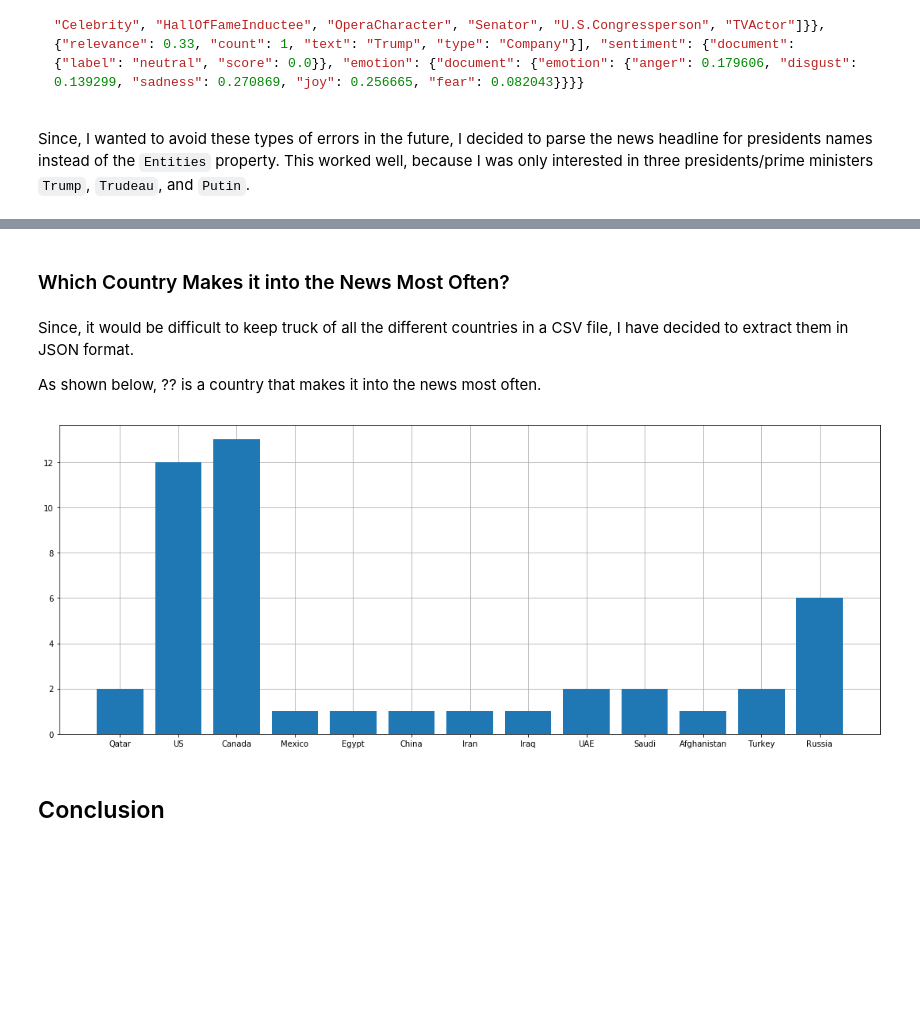
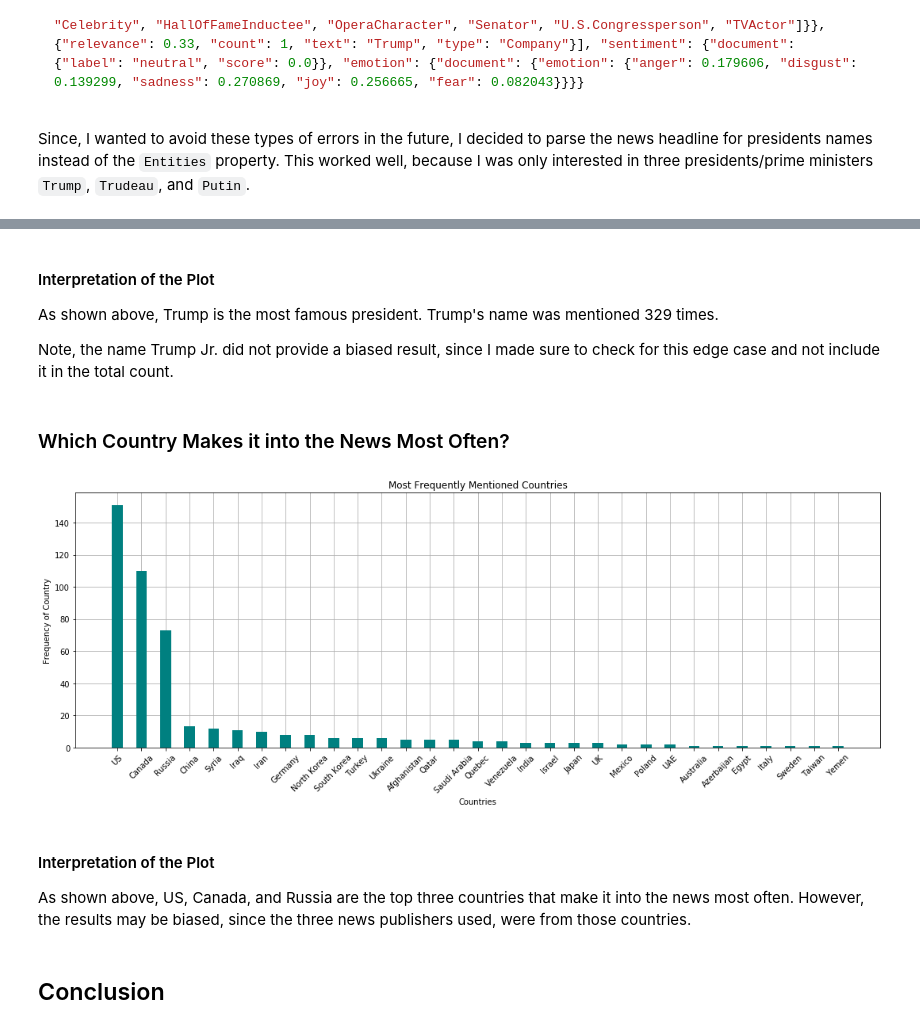
Before and after one commit to 00111000/Analyzing-Trends-in-News-Headlines, a Jupyter notebook: Analyzing-Trends-in-News-Headlines.ipynb, the cells around one changed output, grey strips where cells are left out. Cells and saved outputs as stored; diff of their text form; code cells hidden in the pictures; blank space fills up the shorter version.

```diff
--- a/Analyzing-Trends-in-News-Headlines.ipynb
+++ b/Analyzing-Trends-in-News-Headlines.ipynb
@@ -642,61 +649,60 @@ plt.show()
+# %% [markdown]
+#### Interpretation of the Plot
+
+As shown above, Trump is the most famous president. Trump's name was mentioned 329 times.
+
+Note, the name Trump Jr. did not provide a biased result, since I made sure to check for this edge case and not include it in the total count.
 # %% [markdown]
 ### Which Country Makes it into the News Most Often?
-# %% [markdown]
-Since, it would be difficult to keep truck of all the different countries in a CSV file, I have decided to extract them in JSON format.
-
-As shown below, ?? is a country that makes it into the news most often.
 # %%
-# Define dictionary
-countries = {
-  "Afghanistan": 1,
-  "Canada": 13,
-  "China": 1,
-  "Egypt": 1,
-  "Iran": 1,
-  "Iraq": 1,
-  "Mexico": 1,
-  "Qatar": 2,
-  "Russia": 6,
-  "Saudi": 2,
-  "Turkey": 2,
-  "UAE": 2,
-  "US": 12
-}
+from operator import itemgetter
+
+countries = [["Afghanistan", 5], ["Australia", 1], ["Azerbaijan", 1], ["Canada", 110], ["China", 13], ["Egypt", 1], ["Germany", 8], ["India", 3], ["Iran", 10], ["Iraq", 11], ["Israel", 3], ["Italy", 1], ["Japan", 3], ["South Korea", 6], ["Mexico", 2], ["North Korea", 8], ["Poland", 2], ["Qatar", 5], ["Quebec", 4], ["Russia", 73], ["Saudi Arabia", 5], ["Syria", 12], ["Sweden", 1], ["Taiwan", 1], ["Turkey", 6], ["UAE", 2], ["UK", 3], ["US", 151], ["Ukraine", 6], ["Venezuela", 4], ["Yemen", 1]]
+countries = sorted(countries, key = itemgetter(1), reverse = True)
 
 # Create the x and y-axis lists
 y = []
 x = []
 
 # Create the labels list
 labels = []
 
 counter = 1
 
 # Fill the x and y-axis list with data
 # Fill the labels list with names of countries
 for country in countries:
 
     x.append(counter)
     counter += 1
 
-    y.append(countries[country])
-    labels.append(country)
+    y.append(country[1])
+    labels.append(country[0])
 
 # Plot Bar Chart
 fig1, ax1 = plt.subplots(figsize = (15, 6))
 
 # Bar Chart settings
-ax1.bar(x, y, zorder = 3)
+ax1.bar(x, y, zorder = 3, width = 0.45, color = 'teal')
 
 # Define the tricks on the x-axis to be the country names
-plt.xticks(x, labels)
+plt.xticks(x, labels, rotation = 45)
+
+# Define labels
+plt.title('Most Frequently Mentioned Countries')
+plt.xlabel('Countries')
+plt.ylabel('Frequency of Country')
 
 # Plot settings
 plt.tight_layout()
 plt.grid(zorder = 0)
 
 plt.show()
 # %% [output]
-[figure, old version]
+[figure, new version]
+# %% [markdown]
+#### Interpretation of the Plot
+
+As shown above, US, Canada, and Russia are the top three countries that make it into the news most often. However, the results may be biased, since the three news publishers used, were from those countries.
 # %% [markdown]
 ## Conclusion
```
Also changed, not shown: parts of 31 cells of this notebook, 10 other files.
